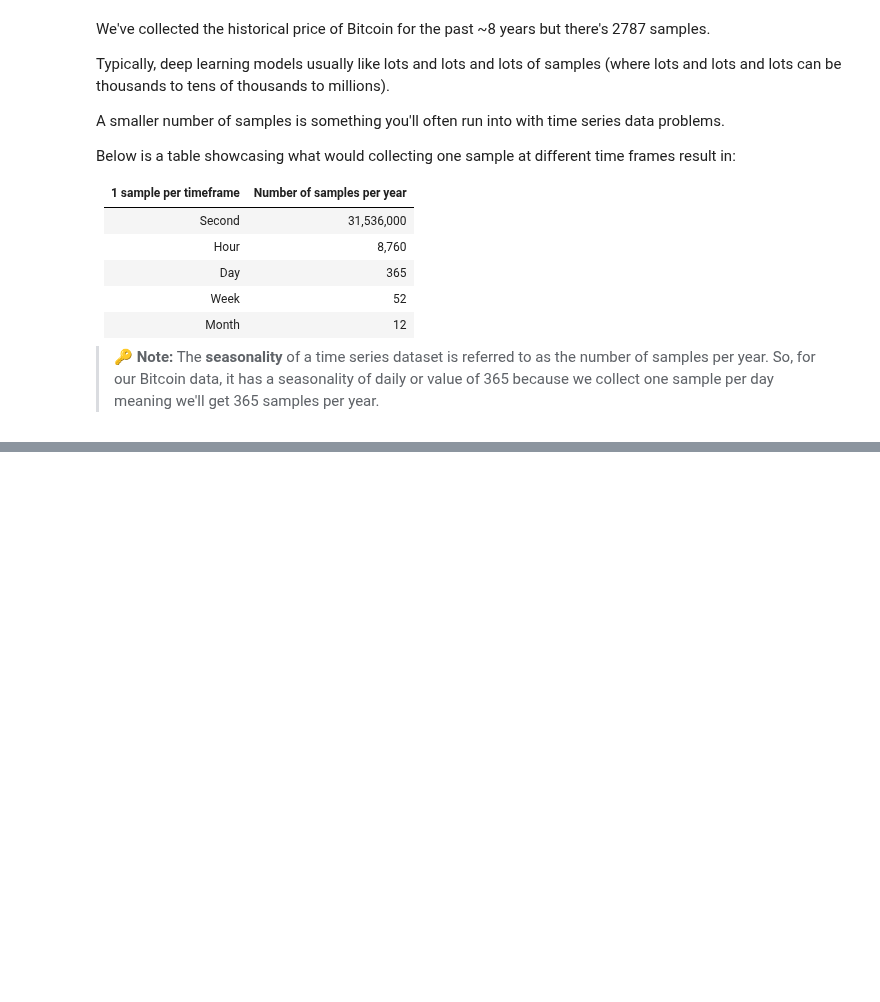
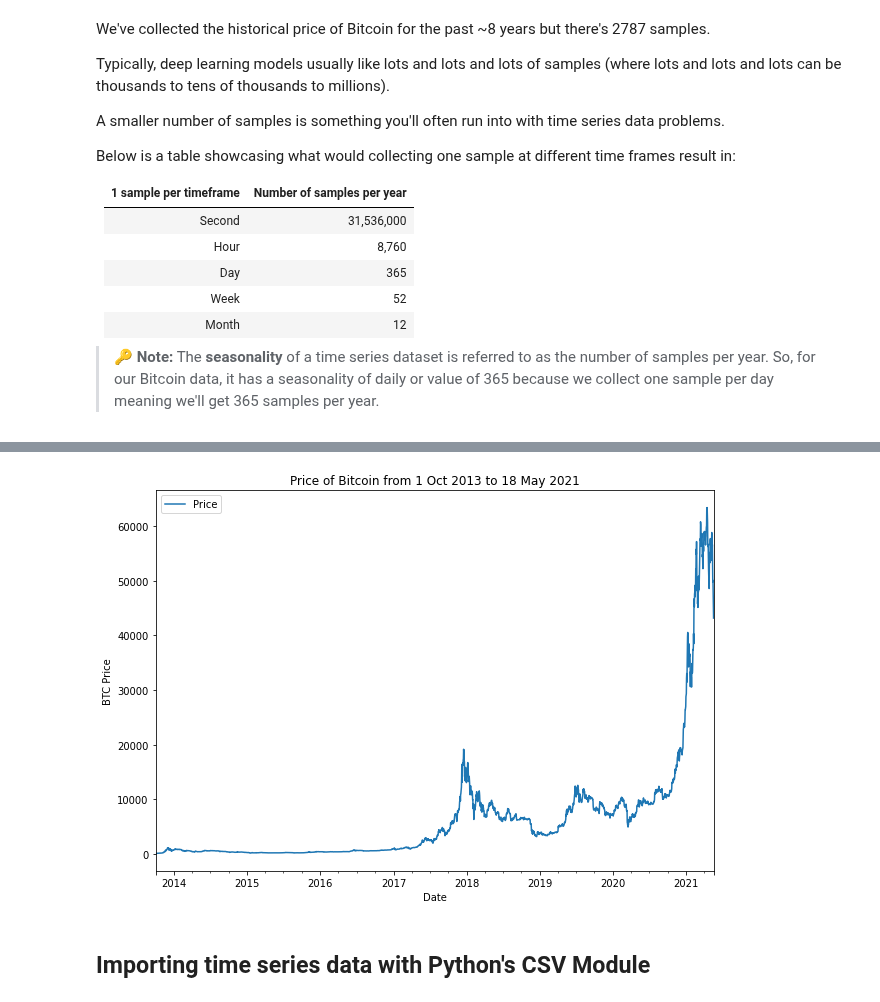
Before and after one commit to Nikhil-Nandam/TensorFlow-Notebooks, a Jupyter notebook: 10_Time_Series_Forecasting_with_TensorFlow.ipynb, the cells around one changed output, grey strips where cells are left out. Saved outputs shown, nothing was run; the diff lists cells and outputs as text; code cells hidden in the pictures; blank space fills up the shorter version.

Commit message:
Visualize BTC data

```diff
--- a/10_Time_Series_Forecasting_with_TensorFlow.ipynb
+++ b/10_Time_Series_Forecasting_with_TensorFlow.ipynb
@@ -95,3 +95,7 @@ Week | 52
 Month | 12
 
 > 🔑 **Note:** The **seasonality** of a time series dataset is referred to as the number of samples per year. So, for our Bitcoin data, it has a seasonality of daily or value of 365 because we collect one sample per day meaning we'll get 365 samples per year.
+# %%
+# Only want closing price for each day
+bitcoin_prices = pd.DataFrame(df["Closing Price (USD)"]).rename(columns={"Closing Price (USD)": "Price"})
+bitcoin_prices.head()
@@ -97,0 +110,10 @@ Month | 12
+# %%
+import matplotlib.pyplot as plt
+bitcoin_prices.plot(figsize=(10, 7))
+plt.ylabel("BTC Price")
+plt.title("Price of Bitcoin from 1 Oct 2013 to 18 May 2021")
+plt.legend();
+# %% [output]
+[figure, added]
+# %% [markdown]
+## Importing time series data with Python's CSV Module
```
Also changed, not shown: parts of 4 cells of this notebook.
